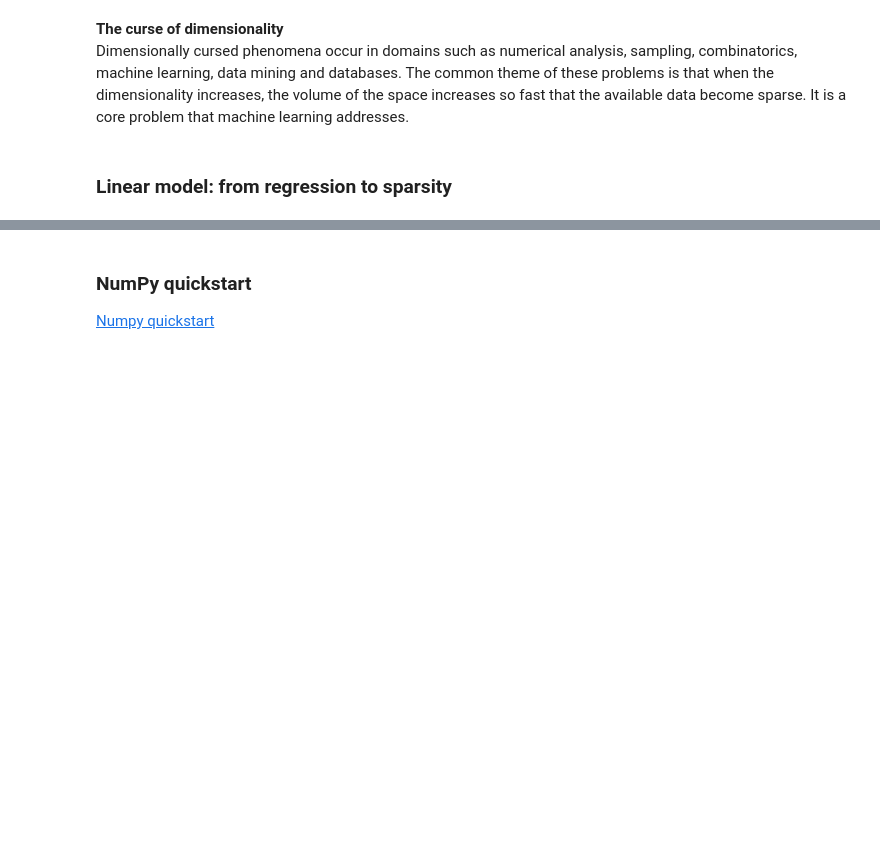
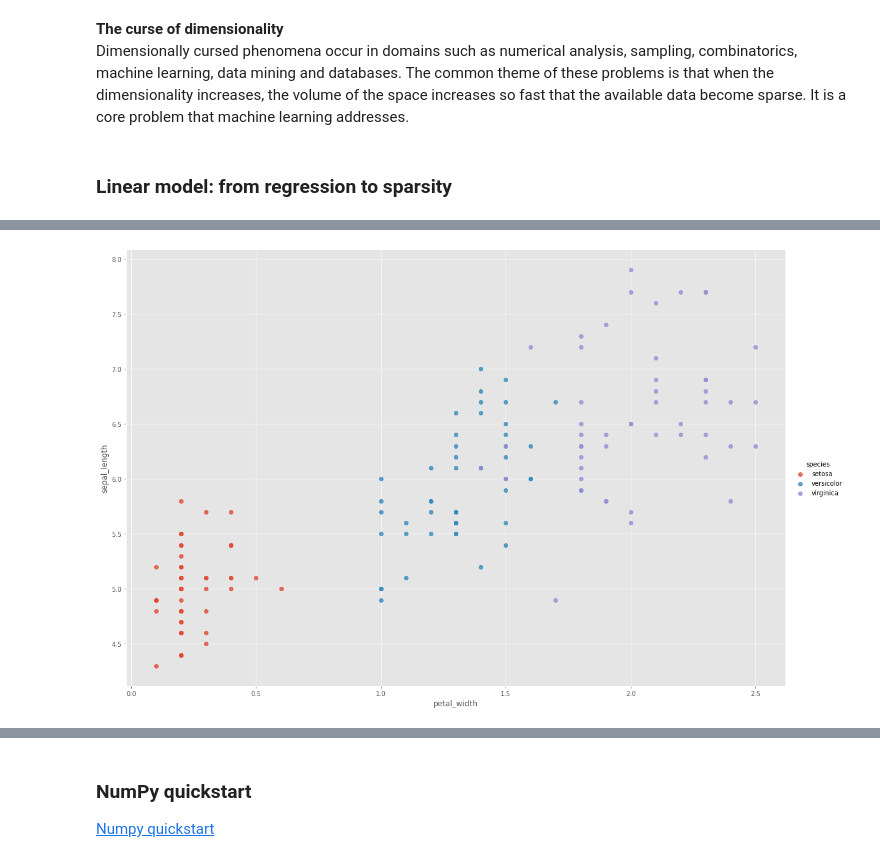
Before and after one commit to Walter64/EmergingTechnologies, a Jupyter notebook: scikit-learn.ipynb, the cells around one changed output, grey strips where cells are left out. Cells and saved outputs as stored; diff of their text form; code cells hidden in the pictures; blank space fills up the shorter version.

```diff
--- a/scikit-learn.ipynb
+++ b/scikit-learn.ipynb
@@ -425,0 +540,13 @@ diabetes_y_test  = diabetes_y[-20:]
+# %%
+# Using seaborn
+
+# great for creating complex plots with one command
+sns.lmplot(x="petal_width", y="sepal_length", hue='species', data=df, fit_reg=False, height=10, aspect=1.5);
+
+# set fit_reg=True will return a best fit line
+#sns.lmplot(x='petal_width', y='sepal_length', hue='species', data=df, fit_reg=True, height=10, aspect=1.5)
+
+# turn off/remove hue='species' with fit_reg=True
+#sns.lmplot(x='petal_width', y='sepal_length', data=df, fit_reg=True, height=10, aspect=1.5)
+# %% [output]
+[figure, added]
```
Also changed, not shown: parts of 105 cells of this notebook, 1 other file.
